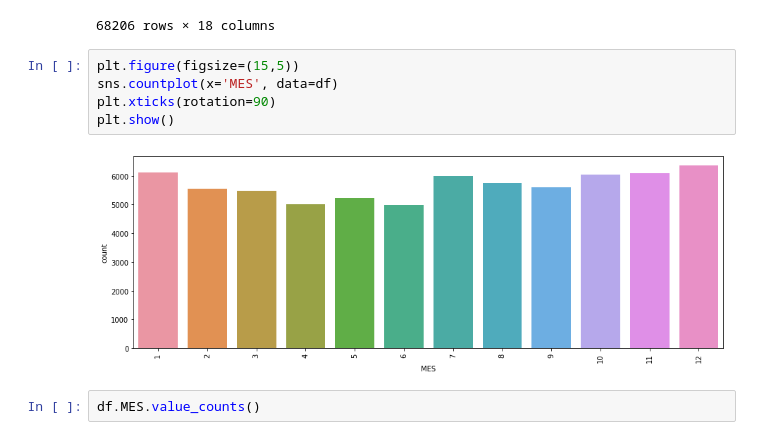
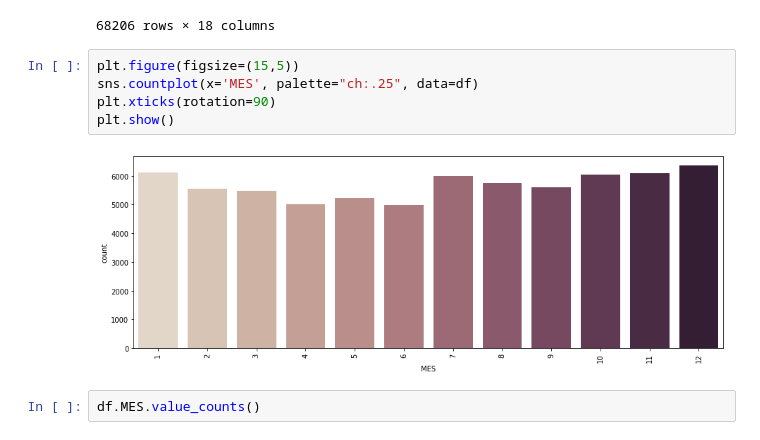
Before and after one commit to OsvaldoMedina/LATAM-Airlines, a Jupyter notebook: solution.ipynb, the cells around one changed output. Saved outputs shown, nothing was run; the diff lists cells and outputs as text.

```diff
--- a/solution.ipynb
+++ b/solution.ipynb
@@ -212,11 +217,11 @@ df
 68206 rows × 18 columns
 # %%
 plt.figure(figsize=(15,5))
-sns.countplot(x='MES', data=df)
+sns.countplot(x='MES', palette="ch:.25", data=df)
 plt.xticks(rotation=90)
 plt.show()
 # %% [output]
-[figure, old version]
+[figure, new version]
 # %%
 df.MES.value_counts()
 # %% [output]
```
Also changed, not shown: parts of 33 cells of this notebook.
